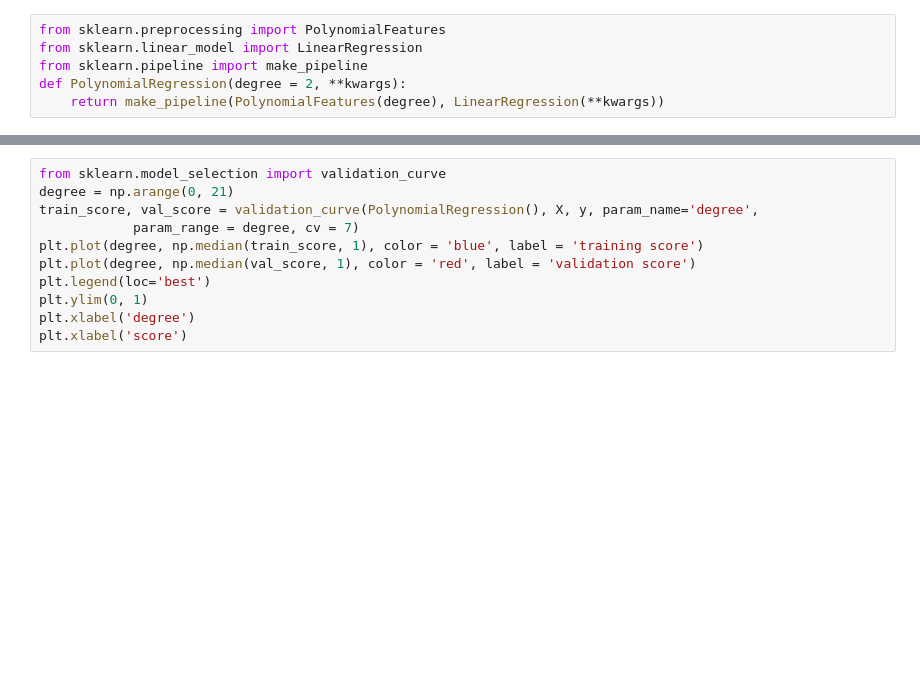
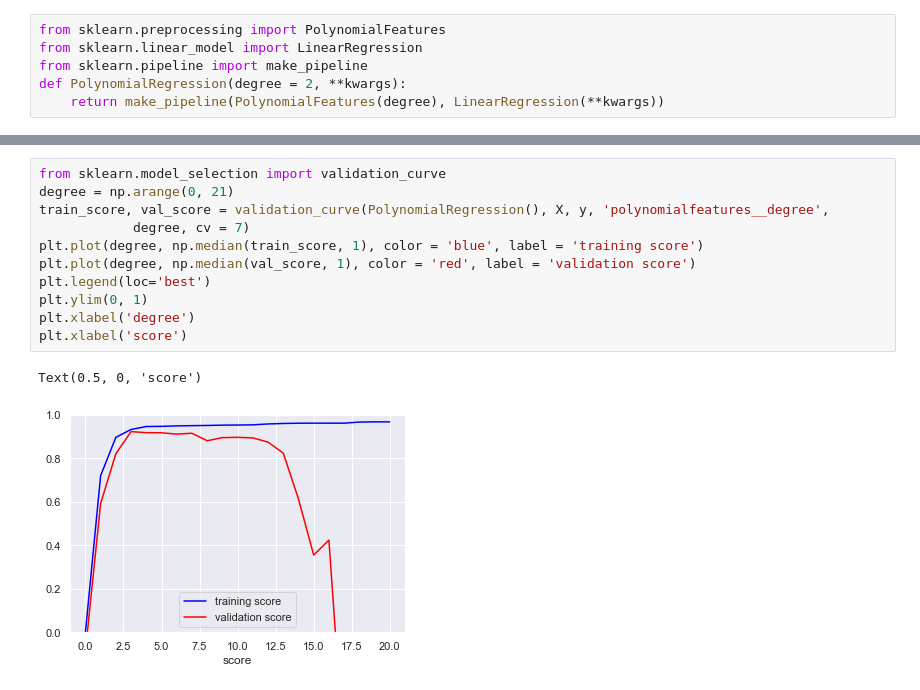
Before and after one commit to syedmeesamali/CourseraPlus, a Jupyter notebook: 4_Applied ML with Python/Review/iris_poly.ipynb, the cells around one changed output, grey strips where cells are left out. Drawn from its saved outputs; the diff is of its cells as text; blank space fills up the shorter version.

Commit message:
Review of the polynomial regression continues

```diff
--- a/4_Applied ML with Python/Review/iris_poly.ipynb
+++ b/4_Applied ML with Python/Review/iris_poly.ipynb
@@ -51,11 +83,14 @@ plt.legend(loc='best')
 # %%
 from sklearn.model_selection import validation_curve
 degree = np.arange(0, 21)
-train_score, val_score = validation_curve(PolynomialRegression(), X, y, param_name='degree',
-            param_range = degree, cv = 7)
+train_score, val_score = validation_curve(PolynomialRegression(), X, y, 'polynomialfeatures__degree',
+            degree, cv = 7)
 plt.plot(degree, np.median(train_score, 1), color = 'blue', label = 'training score')
 plt.plot(degree, np.median(val_score, 1), color = 'red', label = 'validation score')
 plt.legend(loc='best')
 plt.ylim(0, 1)
 plt.xlabel('degree')
 plt.xlabel('score')
+# %% [output]
+Text(0.5, 0, 'score')
+[figure, added]
```
Also changed, not shown: parts of 7 cells of this notebook, 1 other file.
